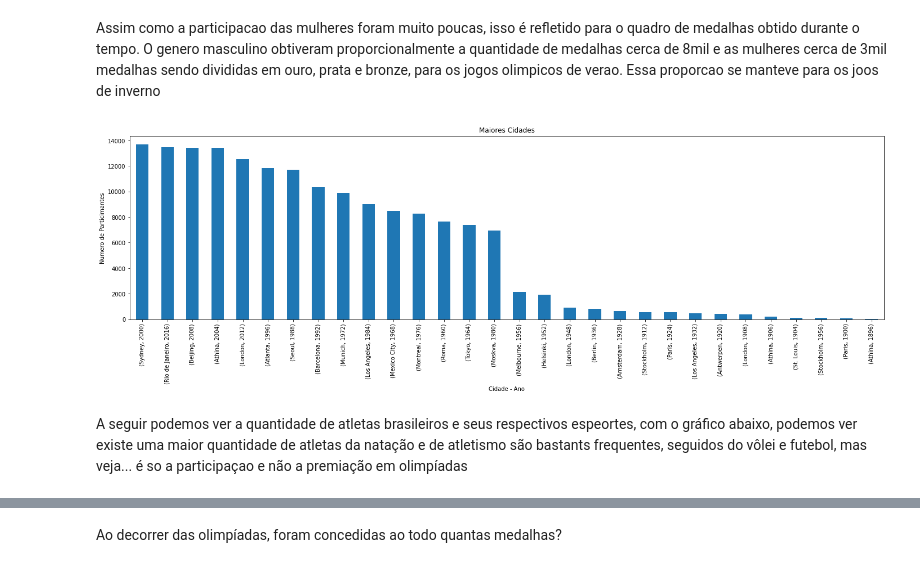
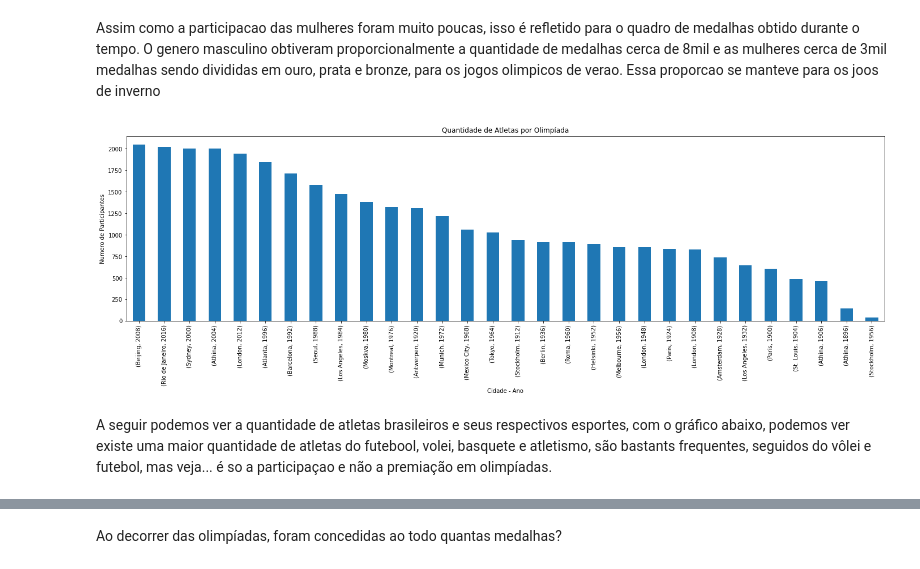
Before and after one commit to tuanymariiah/data_analysis, a Jupyter notebook: analisando_dados_de_120_anos_de_olimpiadas.ipynb, the cells around one changed output, grey strips where cells are left out. Drawn from its saved outputs; the diff is of its cells as text; code cells hidden in the pictures.

```diff
--- a/analisando_dados_de_120_anos_de_olimpiadas.ipynb
+++ b/analisando_dados_de_120_anos_de_olimpiadas.ipynb
@@ -55,8 +55,9 @@ Medal     188464
 dtype: int64
 # %%
 base_olimpiadas['Age'].fillna(base_olimpiadas['Age'].mean(), inplace=True)
-base_olimpiadas.dropna(subset=['Height', 'Weight'], inplace=True)
+#base_olimpiadas.dropna(subset=['Height', 'Weight'], inplace=True)
+base_olimpiadas['Height'].fillna(base_olimpiadas['Height'].mean(), inplace=True)#preferi substituir por -1
+base_olimpiadas['Weight'].fillna(base_olimpiadas['Height'].mean(), inplace=True)#preferi substituir por -1
 
-#base_olimpiadas['Weight'].dropna(inplace=True)
-base_olimpiadas['Medal'].fillna(-1, inplace=True)#preferi substituir por -1
+#base_olimpiadas['Medal'].fillna(-1, inplace=True)#preferi substituir por -1
 # %% [markdown]
@@ -148,13 +155,13 @@ Assim como a participacao das mulheres foram muito poucas, isso é refletido par
 O genero masculino obtiveram proporcionalmente a quantidade de medalhas cerca de 8mil e as mulheres cerca de 3mil medalhas sendo divididas em ouro, prata e bronze, para os jogos olimpicos de verao. Essa proporcao se manteve para os joos de inverno
 # %%
 grupodecidades = base_olimpiadas.groupby(['City', 'Year'])['City'].count()
-grupodecidades.nlargest(50).plot(kind='bar', title='Maiores Cidades',figsize=(24, 6));
-plt.ylabel('Numero de Particimantes');
+grupodecidades.nlargest(50).plot(kind='bar', title='Quantidade de Atletas por Olimpíada',figsize=(24, 6));
+plt.ylabel('Numero de Participantes');
 plt.xlabel('Cidade - Ano');
 # %% [output]
-[figure, old version]
+[figure, new version]
 # %% [markdown]
-A seguir podemos ver a quantidade de atletas brasileiros e seus respectivos espeortes, com o gráfico abaixo, podemos ver existe uma maior quantidade de atletas da natação e de atletismo são bastants frequentes, seguidos do vôlei e futebol, mas veja... é so a participaçao e não a premiação em olimpíadas
+A seguir podemos ver a quantidade de atletas brasileiros e seus respectivos esportes, com o gráfico abaixo, podemos ver existe uma maior quantidade de atletas do futebool, volei, basquete e atletismo, são bastants frequentes, seguidos do vôlei e futebol, mas veja... é so a participaçao e não a premiação em olimpíadas.
 # %%
 #
 natacao_pais = base_olimpiadas.groupby(['Team', 'Sport'])['Team'].count()
```
Also changed, not shown: parts of 19 cells of this notebook.
